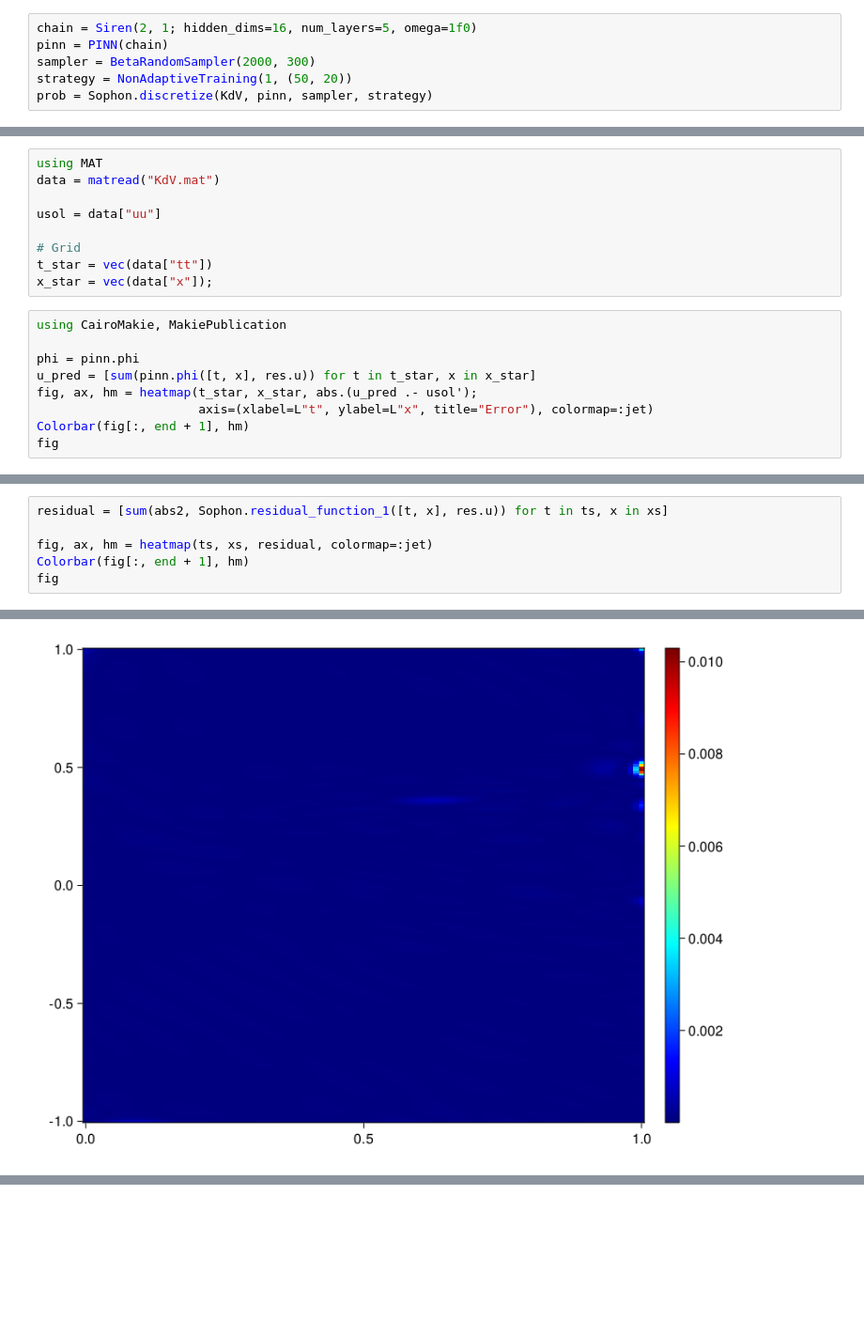
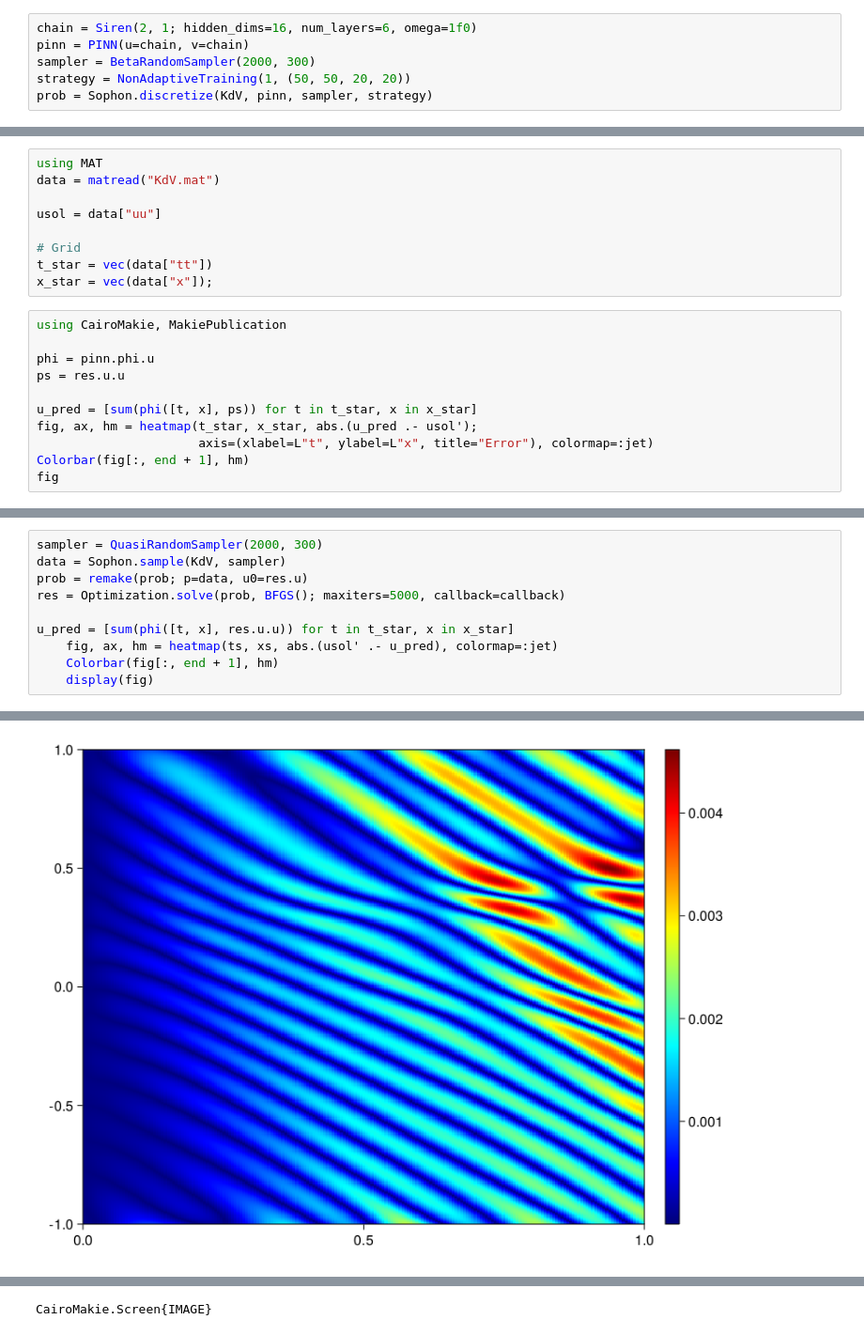
Before and after one commit to YichengDWu/Sophon-Examples, a Jupyter notebook: KdV/KdV.ipynb, the cells around one changed output, grey strips where cells are left out. Shown at 94% size. Drawn from its saved outputs; the diff is of its cells as text; blank space fills up the shorter version.

```diff
--- a/KdV/KdV.ipynb
+++ b/KdV/KdV.ipynb
@@ -24,10 +27,10 @@ $$ \begin{align}
 \end{align}
  $$
 # %%
-chain = Siren(2, 1; hidden_dims=16, num_layers=5, omega=1f0)
-pinn = PINN(chain)
+chain = Siren(2, 1; hidden_dims=16, num_layers=6, omega=1f0)
+pinn = PINN(u=chain, v=chain)
 sampler = BetaRandomSampler(2000, 300)
-strategy = NonAdaptiveTraining(1, (50, 20))
+strategy = NonAdaptiveTraining(1, (50, 50, 20, 20))
 prob = Sophon.discretize(KdV, pinn, sampler, strategy)
 # %% [output]
 OptimizationProblem. In-place: true
@@ -67,8 +70,10 @@ x_star = vec(data["x"]);
 # %%
 using CairoMakie, MakiePublication
 
-phi = pinn.phi
-u_pred = [sum(pinn.phi([t, x], res.u)) for t in t_star, x in x_star]
+phi = pinn.phi.u
+ps = res.u.u
+
+u_pred = [sum(phi([t, x], ps)) for t in t_star, x in x_star]
 fig, ax, hm = heatmap(t_star, x_star, abs.(u_pred .- usol');
                       axis=(xlabel=L"t", ylabel=L"x", title="Error"), colormap=:jet)
 Colorbar(fig[:, end + 1], hm)
@@ -147,7 +152,11 @@ Loss: 4.569646237367988e-6
 # %%
-residual = [sum(abs2, Sophon.residual_function_1([t, x], res.u)) for t in ts, x in xs]
+sampler = QuasiRandomSampler(2000, 300)
+data = Sophon.sample(KdV, sampler)
+prob = remake(prob; p=data, u0=res.u)
+res = Optimization.solve(prob, BFGS(); maxiters=5000, callback=callback)
 
-fig, ax, hm = heatmap(ts, xs, residual, colormap=:jet)
-Colorbar(fig[:, end + 1], hm)
-fig
+u_pred = [sum(phi([t, x], res.u.u)) for t in t_star, x in x_star]
+    fig, ax, hm = heatmap(ts, xs, abs.(usol' .- u_pred), colormap=:jet)
+    Colorbar(fig[:, end + 1], hm)
+    display(fig)
 # %% [output]
@@ -154 +180 @@ fig
-[figure, old version]
+[figure, new version]
@@ -154,0 +182 @@ fig
+CairoMakie.Screen{IMAGE}
```
Also changed, not shown: parts of 9 cells of this notebook, 1 other file.
